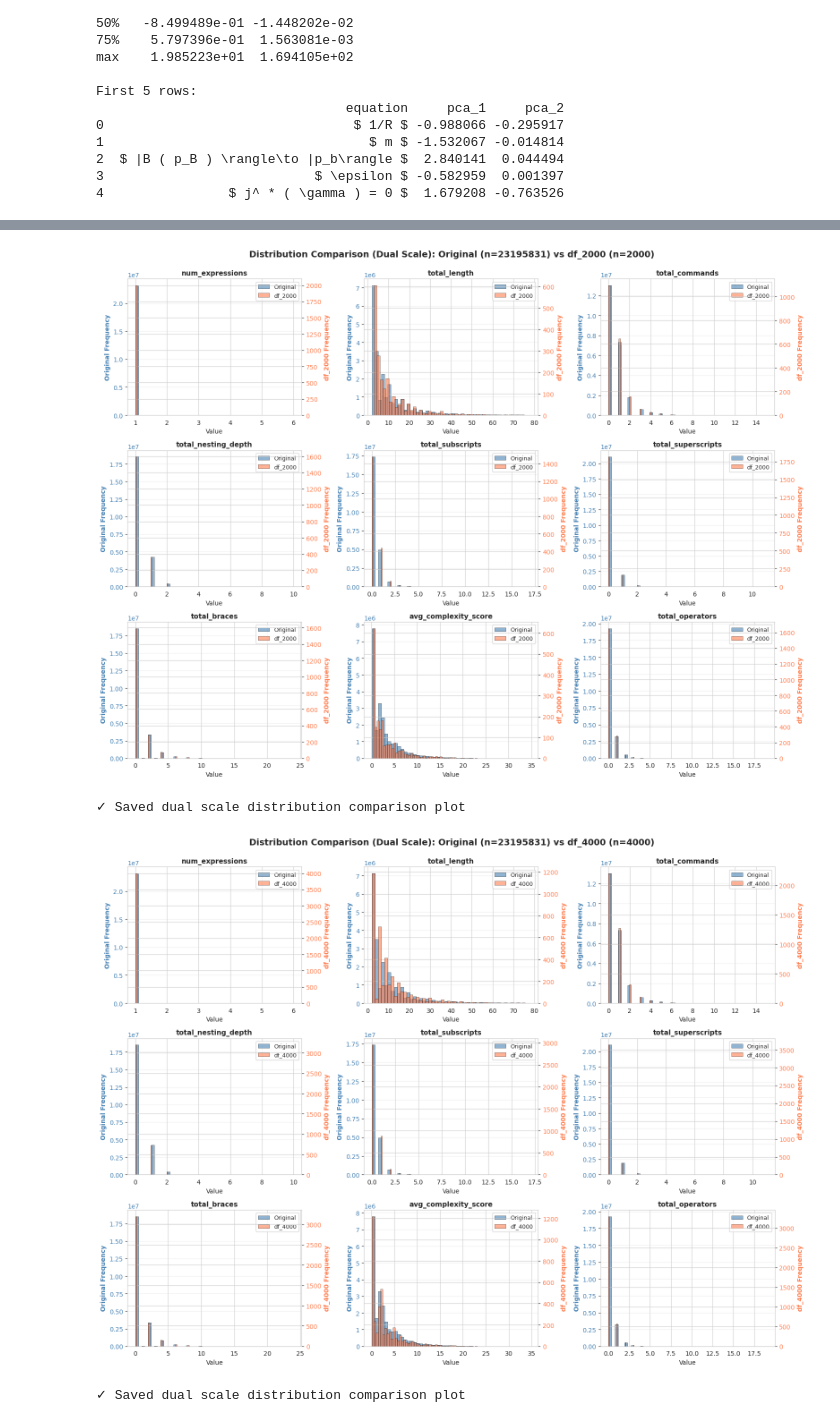
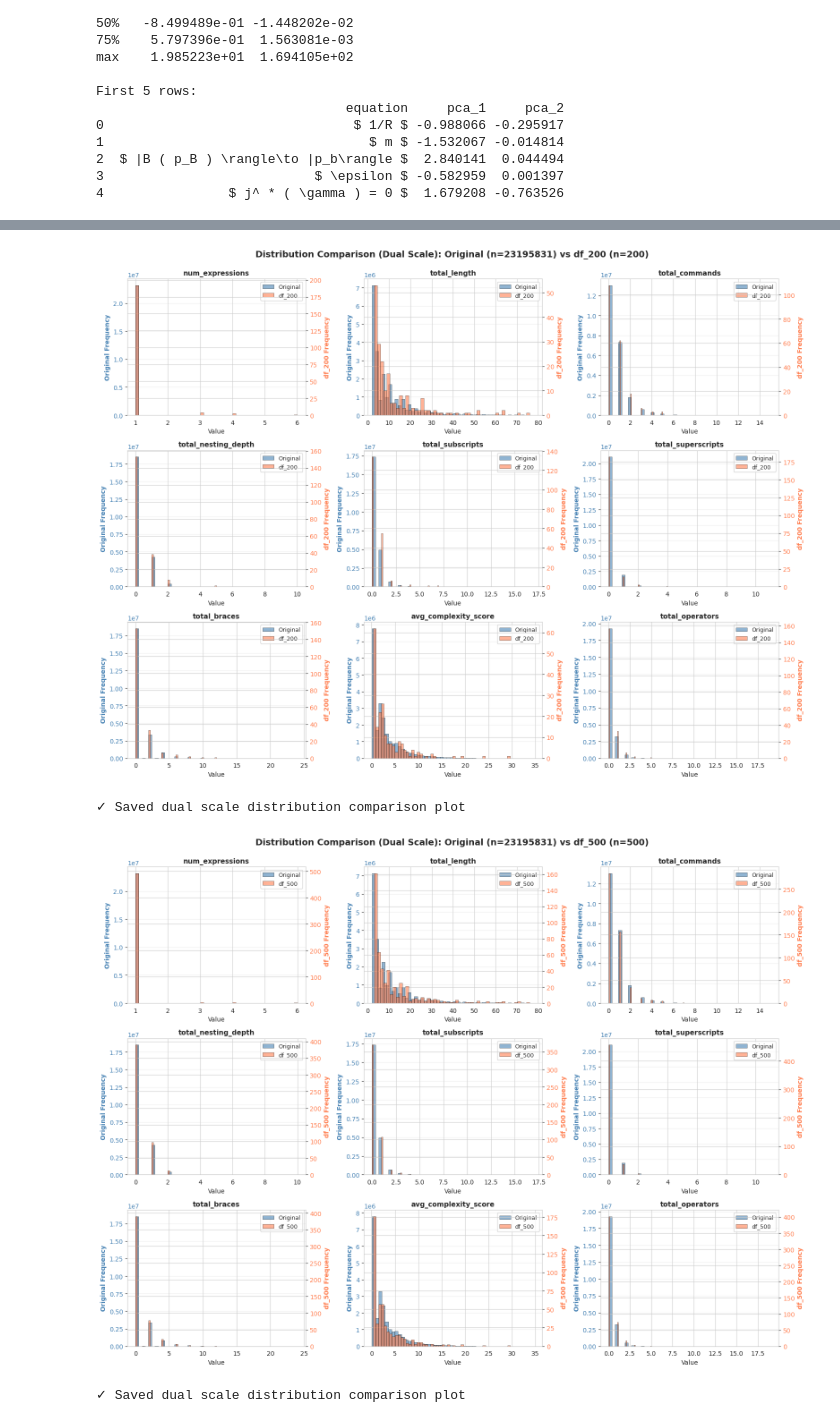
Before and after one commit to isabellafonsecan/StatAppV2, a Jupyter notebook: methodologie.ipynb, the cells around one changed output, grey strips where cells are left out. Saved outputs shown, nothing was run; the diff lists cells and outputs as text; code cells hidden in the pictures.

```diff
--- a/methodologie.ipynb
+++ b/methodologie.ipynb
@@ -17,6 +17,7 @@ DATASET_ID = "Kyudan/MathBridge"
 DATASET_SPLIT = "train"
 SHUFFLE_SEED = 42
 NUM_EVAL_SAMPLES = 100
+sample_sizes = [200,500,1000,2000]
 # %% [markdown]
 # Premier essai: création de colonnes pour étudier la complexité de chaque expression
 # %%
@@ -29,3 +28,3 @@ Warning: You are sending unauthenticated requests to the HF Hub. Please set a HF
 # %%
-df = dataset.to_pandas()
+# df = dataset.to_pandas()
 # %%
@@ -980,35 +962,44 @@ def plot_latex_distributions_comparison_dual_scale(df1, df2, df1_name='DF1', df2
         ax1.hist(data1, bins=50, alpha=0.6, label=df1_name, color='steelblue', edgecolor='black', linewidth=0.5)
         ax2.hist(data2, bins=50, alpha=0.6, label=df2_name, color='coral', edgecolor='black', linewidth=0.5)
 
         # Formatting
         ax1.set_title(f'{col_clean}', fontsize=11, fontweight='bold')
         ax1.set_xlabel('Value')
         ax1.set_ylabel(f'{df1_name} Frequency', color='steelblue', fontweight='bold')
         ax2.set_ylabel(f'{df2_name} Frequency', color='coral', fontweight='bold')
 
         ax1.tick_params(axis='y', labelcolor='steelblue')
         ax2.tick_params(axis='y', labelcolor='coral')
 
         ax1.grid(True, alpha=0.3, axis='y')
 
         # Combined legend
         lines1, labels1 = ax1.get_legend_handles_labels()
         lines2, labels2 = ax2.get_legend_handles_labels()
         ax1.legend(lines1 + lines2, labels1 + labels2, loc='upper right', fontsize=9)
 
     plt.suptitle(f'Distribution Comparison (Dual Scale): {df1_name} (n={len(df1)}) vs {df2_name} (n={len(df2)})',
                  fontsize=14, fontweight='bold', y=0.995)
     plt.tight_layout()
     plt.savefig(f'distribution_dual_scale_{df1_name}_vs_{df2_name}.png', dpi=300, bbox_inches='tight')
     plt.show()
 
     print(f"✓ Saved dual scale distribution comparison plot")
 
 # Usage
-plot_latex_distributions_comparison_dual_scale(df, df_2000, df1_name='Original', df2_name='df_2000')
-plot_latex_distributions_comparison_dual_scale(df, df_4000, df1_name='Original', df2_name='df_4000')
+
+
+# Loop through each number and call the function
+for num in sample_sizes:
+    df_test = globals()[f'df_{num}']
+    plot_latex_distributions_comparison_dual_scale(
+        df,
+        df_test,
+        df1_name='Original',
+        df2_name=f'df_{num}'
+    )
 # %% [output]
-[figure, old version]
+[figure, new version]
 ✓ Saved dual scale distribution comparison plot
-[figure, old version]
+[figure, new version]
 ✓ Saved dual scale distribution comparison plot
```
Also changed, not shown: parts of 14 cells of this notebook, 16 other files.
